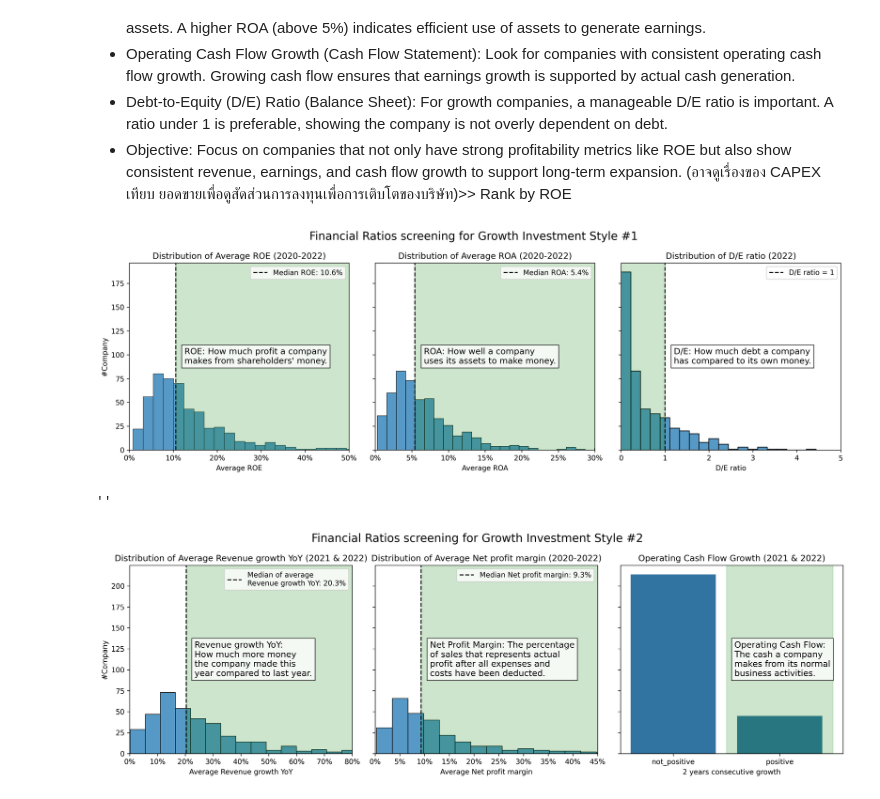
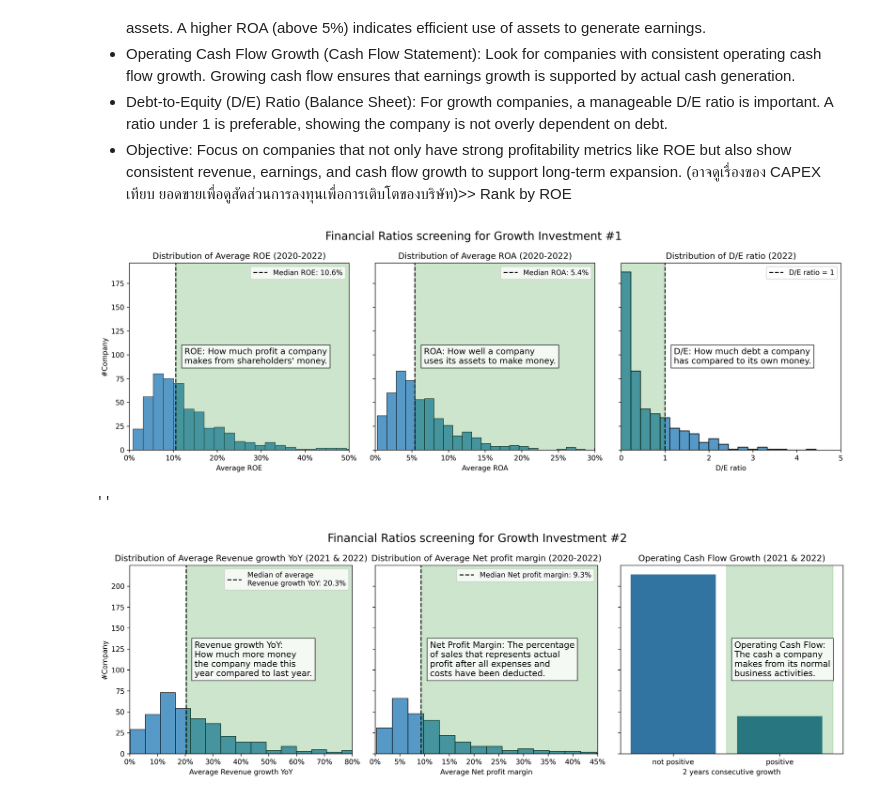
Before and after one commit to suparuek2405/Stock-screening-with-python, a Jupyter notebook: Group_assignment_Tacocat_set_yfinance.ipynb, the cells around one changed output. Cells and saved outputs as stored; diff of their text form; code cells hidden in the pictures.

Commit message:
update return on investment

```diff
--- a/Group_assignment_Tacocat_set_yfinance.ipynb
+++ b/Group_assignment_Tacocat_set_yfinance.ipynb
@@ -618,35 +557,35 @@ axes[2].legend()
 
 #add highlight and textbox
 y_min, y_max = axes[0].get_ylim()
 
 axes[0].set_ylim(0, y_max)
 axes[0].fill_betweenx(y=[y_min, y_max], x1=median_roe, x2=axes[0].get_xlim()[1], color='green', alpha=0.2)
 axes[0].text(median_roe + (axes[0].get_xlim()[1] - median_roe) * 0.05, (y_min+y_max)/2,
              'ROE: How much profit a company\nmakes from shareholders\' money.',
              color='black', fontsize=12, bbox=dict(facecolor='white', alpha=0.8),
              ha='left', va='center')
 
 axes[1].set_ylim(0, y_max)
 axes[1].fill_betweenx(y=[y_min, y_max], x1=median_roa, x2=axes[1].get_xlim()[1], color='green', alpha=0.2)
 axes[1].text(median_roa + (axes[1].get_xlim()[1] - median_roa) * 0.05, (y_min+y_max)/2,
              'ROA: How well a company\nuses its assets to make money.',
              color='black', fontsize=12, bbox=dict(facecolor='white', alpha=0.8),
              ha='left', va='center')
 
 axes[2].set_ylim(0, y_max)
 axes[2].fill_betweenx(y=[y_min, y_max], x1=axes[2].get_xlim()[0], x2=de_line, color='green', alpha=0.2)
 axes[2].text(de_line + (axes[2].get_xlim()[1] - de_line) * 0.05, (y_min+y_max)/2,
              'D/E: How much debt a company\nhas compared to its own money.',
              color='black', fontsize=12, bbox=dict(facecolor='white', alpha=0.8),
              ha='left', va='center')
 
 # Adjust the layout and display the plot
-plt.suptitle('Financial Ratios screening for Growth Investment Style #1', fontsize=16)
+plt.suptitle('Financial Ratios screening for Growth Investment #1', fontsize=16)
 plt.tight_layout()
 plt.show()
 ;
 # %% [output]
-[figure, old version]
+[figure, new version]
 ''
 # %%
 # Create a figure with 3 subplots
@@ -690,11 +629,11 @@ axes[1].legend()
 # Condition for operating cashflow
 oper = get_operating_cashflow_growth(2020,2022)
 oper.dropna(inplace=True) #drop na values
-oper['2 years consecutive growth'] = ((oper['2021-12-31'] > 0) & (oper['2022-12-31'] > 0)).apply(lambda x: 'positive' if x else 'not_positive')
+oper['2 years consecutive growth'] = ((oper['2021-12-31'] > 0) & (oper['2022-12-31'] > 0)).apply(lambda x: 'positive' if x else 'not positive')
 oper = oper[oper['symbol'].isin(set(npm['symbol']))] #filter only symbol contains in npm table
 
 # Plot operating cashflow distribution on the third subplot
-sns.countplot(x='2 years consecutive growth', data=oper, ax=axes[2], order=['not_positive', 'positive'])
+sns.countplot(x='2 years consecutive growth', data=oper, ax=axes[2], order=['not positive', 'positive'])
 axes[2].set_title('Distribution of Operating Cash Flow Growth')
 axes[2].set_xlabel('2 years consecutive growth')
 axes[2].set_ylabel('#Company')
@@ -726,8 +665,8 @@ axes[2].text(0.5 + (axes[2].get_xlim()[1] - median_npm) * 0.05, (y_min+y_max)/2,
              ha='left', va='center')
 
 # Adjust the layout and display the plot
-plt.suptitle('Financial Ratios screening for Growth Investment Style #2', fontsize=16)
+plt.suptitle('Financial Ratios screening for Growth Investment #2', fontsize=16)
 plt.tight_layout()
 plt.show()
 # %% [output]
-[figure, old version]
+[figure, new version]
```
Also changed, not shown: parts of 22 cells of this notebook.
